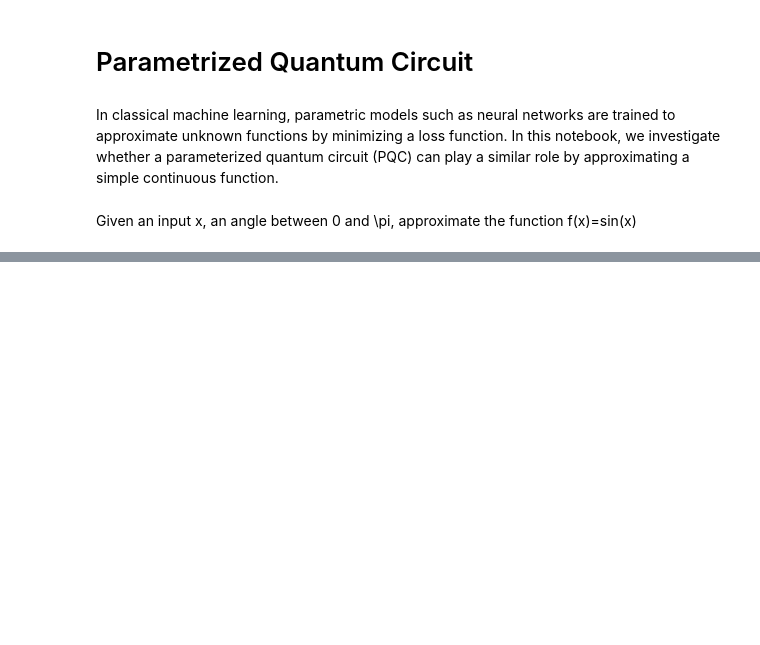
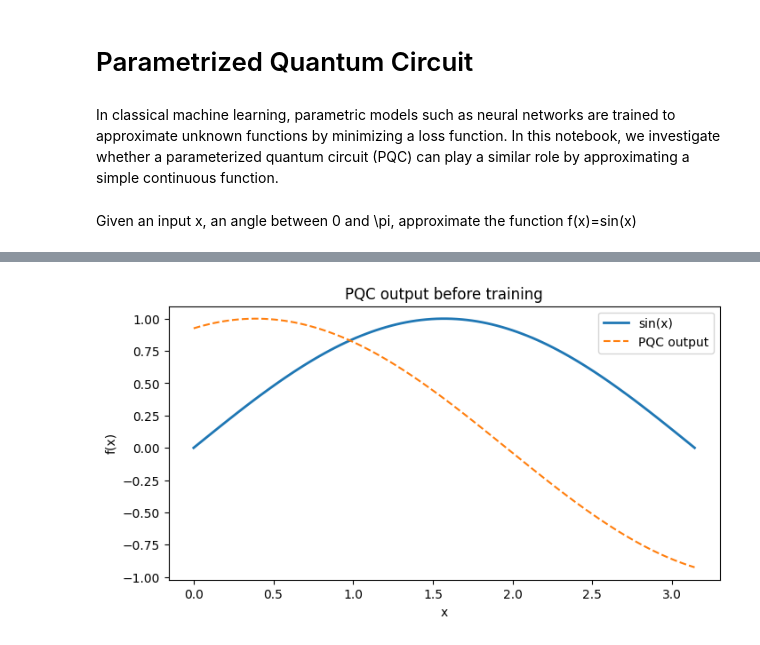
Before and after one commit to jparrado23/Quantum-Computing-Introduction, a Jupyter notebook: notebooks/parametrized_quantum_circuit.ipynb, the cells around one changed output, grey strips where cells are left out. Cells and saved outputs as stored; diff of their text form; code cells hidden in the pictures; blank space fills up the shorter version.

Commit message:
parametrized circuit sin

```diff
--- a/notebooks/parametrized_quantum_circuit.ipynb
+++ b/notebooks/parametrized_quantum_circuit.ipynb
@@ -30,0 +59,3 @@ print("✓ Libraries imported successfully")
+# %%
+x=np.linspace(0,np.pi,100)
+y_target=np.sin(x)
@@ -30,0 +131,3 @@ print("✓ Libraries imported successfully")
+# %%
+observable = SparsePauliOp.from_list([("Z", 1.0)])
+estimator = StatevectorEstimator()
@@ -30,0 +146,12 @@ print("✓ Libraries imported successfully")
+# %%
+def model_output(x, theta):
+    qc = pqc_circuit(x, theta)
+
+    job = estimator.run(
+        [(qc, observable)]
+    )
+
+    result = job.result()
+    expectation_value = result[0].data.evs
+
+    return expectation_value
@@ -30,0 +167,7 @@ print("✓ Libraries imported successfully")
+# %%
+x = np.linspace(0, np.pi, 100)
+y_target = np.sin(x)
+
+theta_init = np.random.uniform(0, 2*np.pi, size=2)
+
+y_pred = np.array([model_output(xi, theta_init) for xi in x])
@@ -30,0 +184,13 @@ print("✓ Libraries imported successfully")
+# %%
+import matplotlib.pyplot as plt
+
+plt.figure(figsize=(8, 4))
+plt.plot(x, y_target, label="sin(x)", linewidth=2)
+plt.plot(x, y_pred, label="PQC output", linestyle="--")
+plt.xlabel("x")
+plt.ylabel("f(x)")
+plt.legend()
+plt.title("PQC output before training")
+plt.show()
+# %% [output]
+[figure, added]
```
Also changed, not shown: parts of 49 cells of this notebook.
